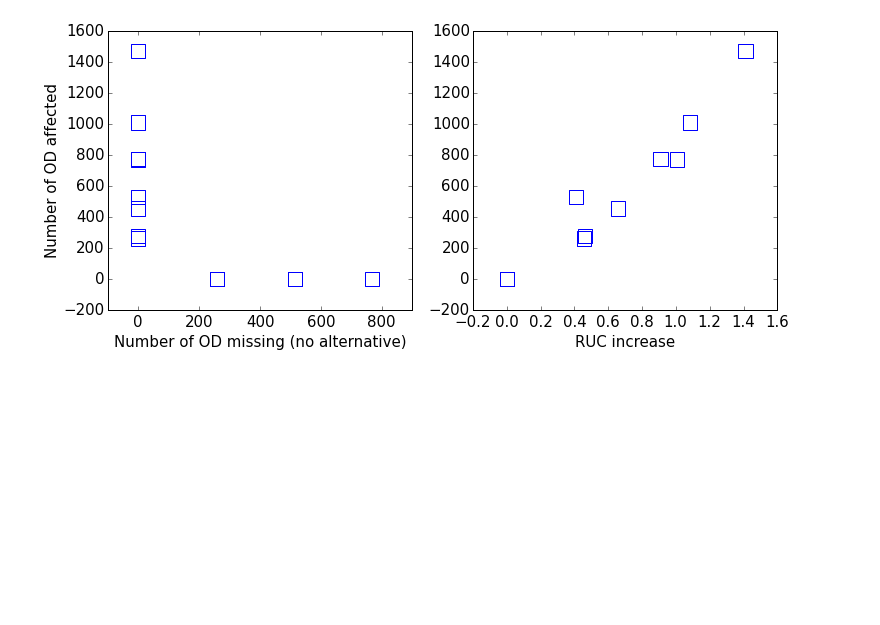
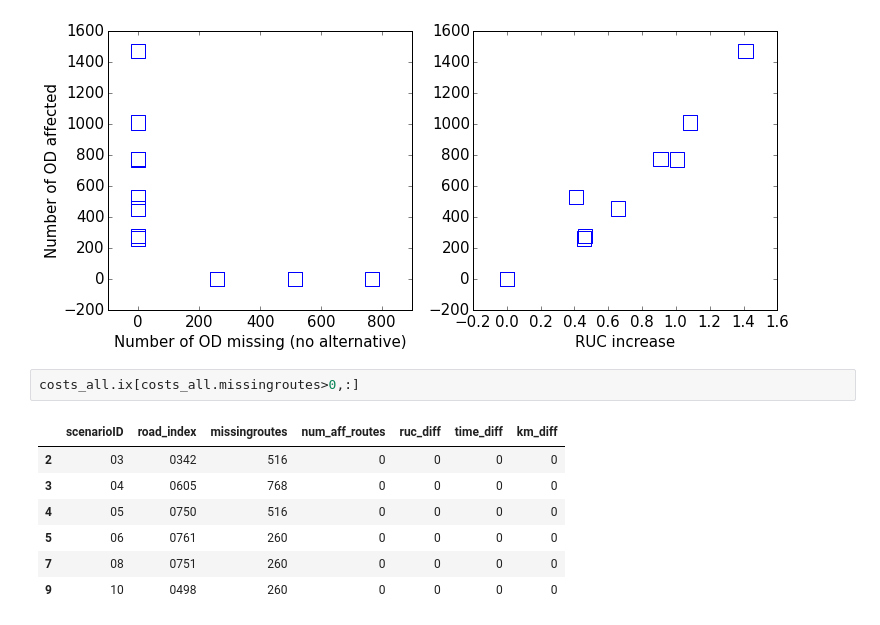
Before and after one commit to julierozz/mozambique, a Jupyter notebook: initial_analysis.ipynb, the cells around one changed output. Cells and saved outputs as stored; diff of their text form; blank space fills up the shorter version.

```diff
--- a/initial_analysis.ipynb
+++ b/initial_analysis.ipynb
@@ -133,3 +134,13 @@ plt.xlabel("RUC increase")
 # %% [output]
 <matplotlib.text.Text at 0x...>
 [figure]
+# %%
+costs_all.ix[costs_all.missingroutes>0,:]
+# %% [output]
+|  | scenarioID | road_index | missingroutes | num_aff_routes | ruc_diff | time_diff | km_diff |
+| 2 | 03 | 0342 | 516 | 0 | 0 | 0 | 0 |
+| 3 | 04 | 0605 | 768 | 0 | 0 | 0 | 0 |
+| 4 | 05 | 0750 | 516 | 0 | 0 | 0 | 0 |
+| 5 | 06 | 0761 | 260 | 0 | 0 | 0 | 0 |
+| 7 | 08 | 0751 | 260 | 0 | 0 | 0 | 0 |
+| 9 | 10 | 0498 | 260 | 0 | 0 | 0 | 0 |
```
Also changed, not shown: parts of 2 cells of this notebook.
